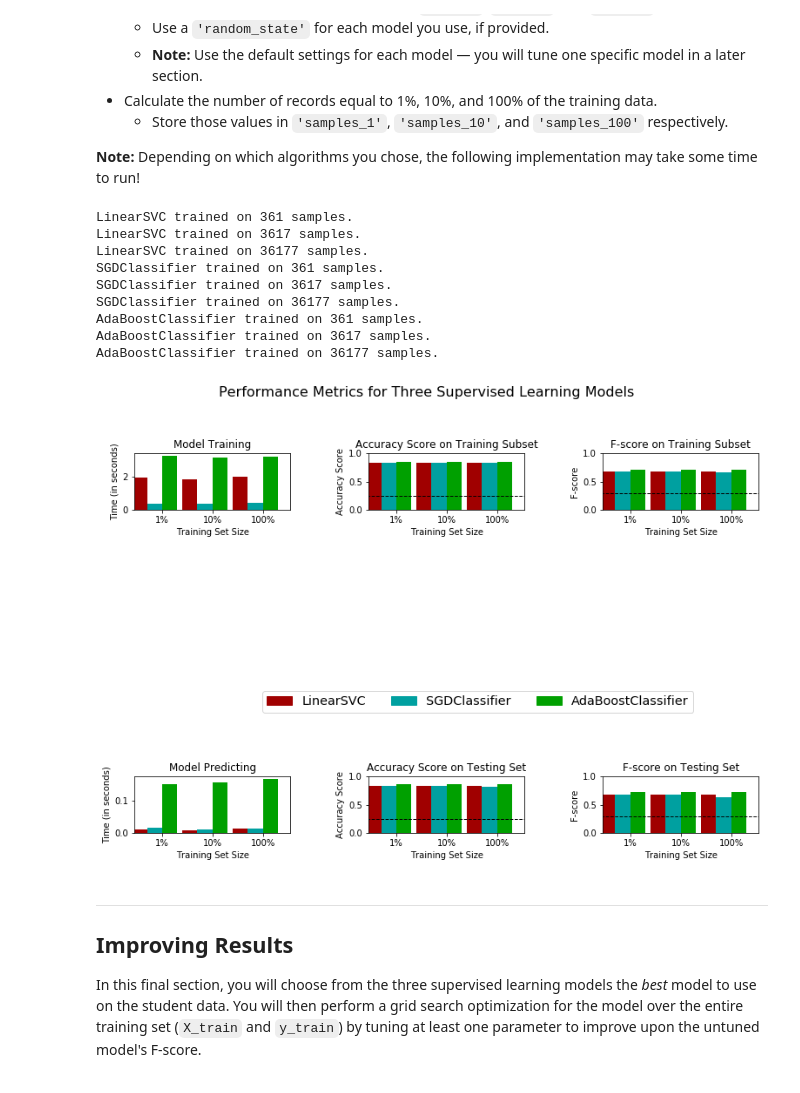
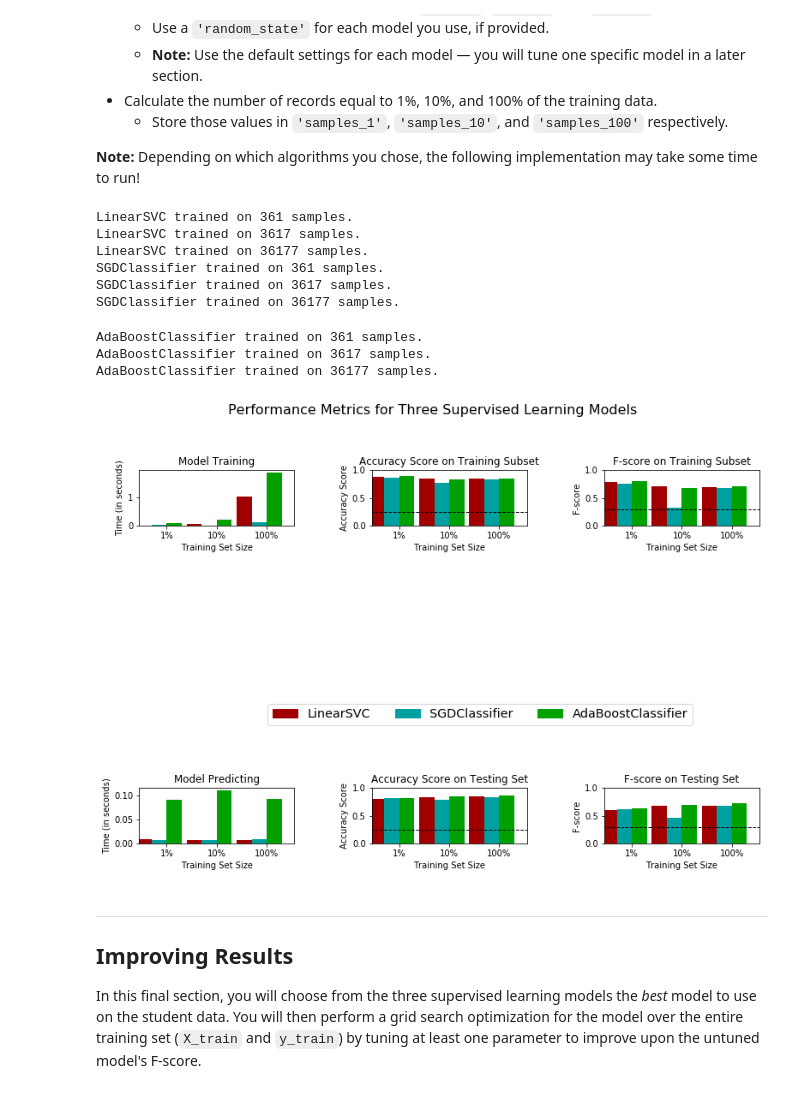
Before and after one commit to vinhloc30796/finding_donors, a Jupyter notebook: finding_donors.ipynb, the cells around one changed output. Saved outputs shown, nothing was run; the diff lists cells and outputs as text; code cells hidden in the pictures.

Commit message:
Fix `train_predict()`; Add random state to model initialize

```diff
--- a/finding_donors.ipynb
+++ b/finding_donors.ipynb
@@ -331,7 +331,7 @@ def train_predict(learner, sample_size, X_train, y_train, X_test, y_test):
 
     # TODO: Fit the learner to the training data using slicing with 'sample_size' using .fit(training_features[:], training_labels[:])
     start = time() # Get start time
-    learner.fit(X_train[:], y_train[:])
+    learner.fit(X_train[:sample_size], y_train[:sample_size])
     end = time() # Get end time
 
     # TODO: Calculate the training time
@@ -383,41 +383,41 @@ from sklearn.tree import DecisionTreeClassifier
 from sklearn.ensemble import AdaBoostClassifier
 
 # TODO: Initialize the three models
-tree = DecisionTreeClassifier(max_depth=1)
-clf_A = LinearSVC()
-clf_B = SGDClassifier(max_iter=500, tol=1e-3)
-clf_C = AdaBoostClassifier(tree)
+tree = DecisionTreeClassifier(random_state=3007)
+clf_A = LinearSVC(random_state=3007)
+clf_B = SGDClassifier(random_state=3007)
+clf_C = AdaBoostClassifier(random_state=3007)
 
 # TODO: Calculate the number of samples for 1%, 10%, and 100% of the training data
 # HINT: samples_100 is the entire training set i.e. len(y_train)
 # HINT: samples_10 is 10% of samples_100 (ensure to set the count of the values to be `int` and not `float`)
 # HINT: samples_1 is 1% of samples_100 (ensure to set the count of the values to be `int` and not `float`)
 samples_100 = len(y_train)
 samples_10 = int(samples_100 / 10)
 samples_1 = int(samples_10 / 10)
 
 # Collect results on the learners
 results = {}
 for clf in [clf_A, clf_B, clf_C]:
     clf_name = clf.__class__.__name__
     results[clf_name] = {}
     for i, samples in enumerate([samples_1, samples_10, samples_100]):
         results[clf_name][i] = \
         train_predict(clf, samples, X_train, y_train, X_test, y_test)
 
 # Run metrics visualization for the three supervised learning models chosen
 vs.evaluate(results, accuracy, fscore)
 # %% [output]
 LinearSVC trained on 361 samples.
 LinearSVC trained on 3617 samples.
 LinearSVC trained on 36177 samples.
 SGDClassifier trained on 361 samples.
 SGDClassifier trained on 3617 samples.
 SGDClassifier trained on 36177 samples.
-AdaBoostClassifier trained on 361 samples.
-AdaBoostClassifier trained on 3617 samples.
-AdaBoostClassifier trained on 36177 samples.
+AdaBoostClassifier trained on 361 samples.
+AdaBoostClassifier trained on 3617 samples.
+AdaBoostClassifier trained on 36177 samples.
-[figure, old version]
+[figure, new version]
 # %% [markdown]
 ----
 ## Improving Results
```
Also changed, not shown: parts of 4 cells of this notebook, 1 other file.
